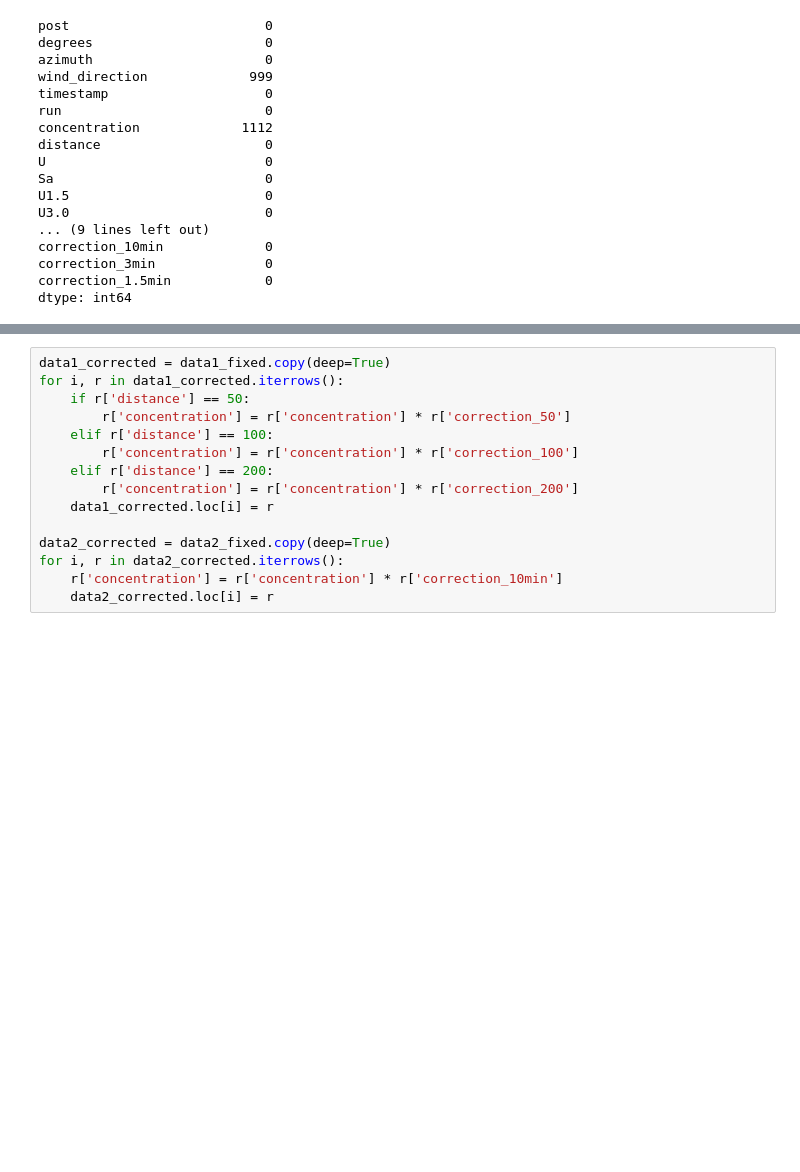
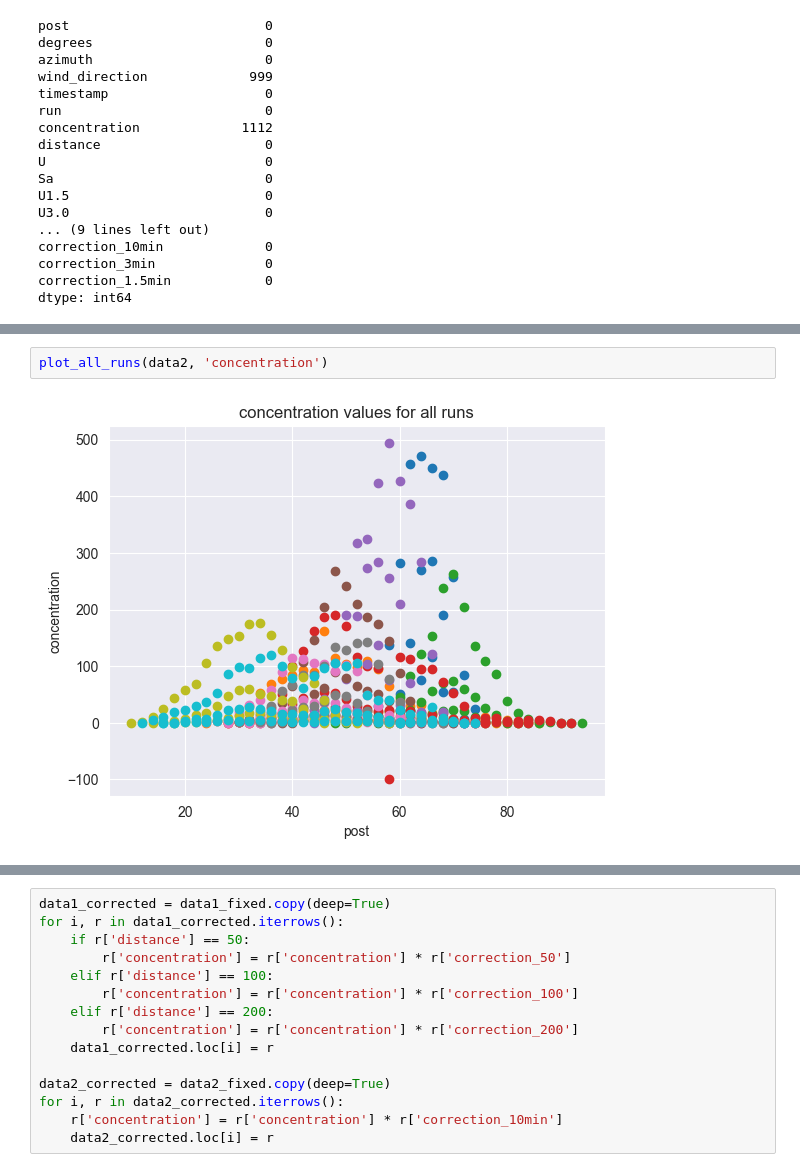
Before and after one commit to gviglione/DataAnalyticsProject, a Jupyter notebook: src/data/data_cleaning.ipynb, the cells around one changed output, grey strips where cells are left out. Cells and saved outputs as stored; diff of their text form; blank space fills up the shorter version.

```diff
--- a/src/data/data_cleaning.ipynb
+++ b/src/data/data_cleaning.ipynb
@@ -72,0 +95,4 @@ dtype: int64
+# %%
+plot_all_runs(data2, 'concentration')
+# %% [output]
+[figure, added]
```
Also changed, not shown: parts of 23 cells of this notebook, 4 other files.
